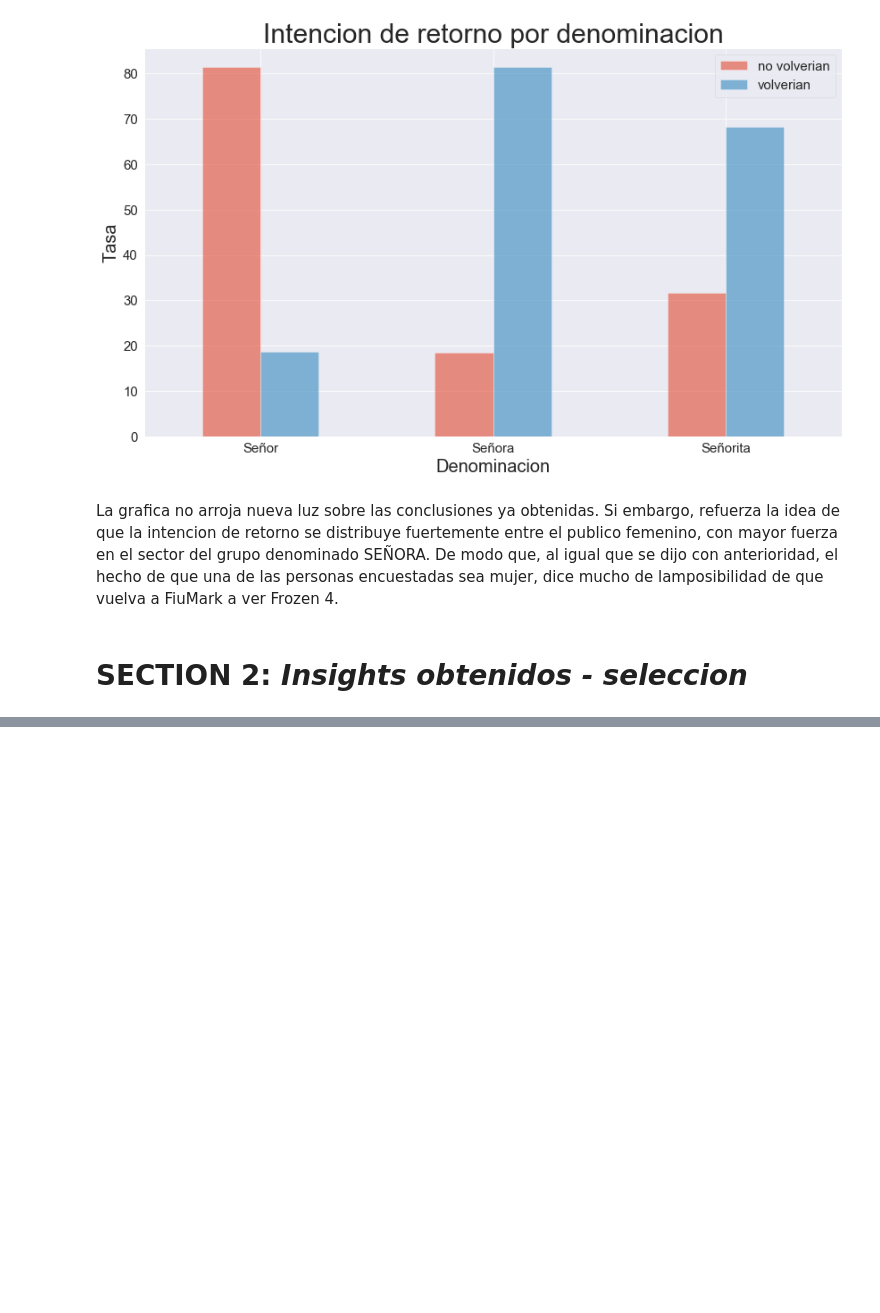
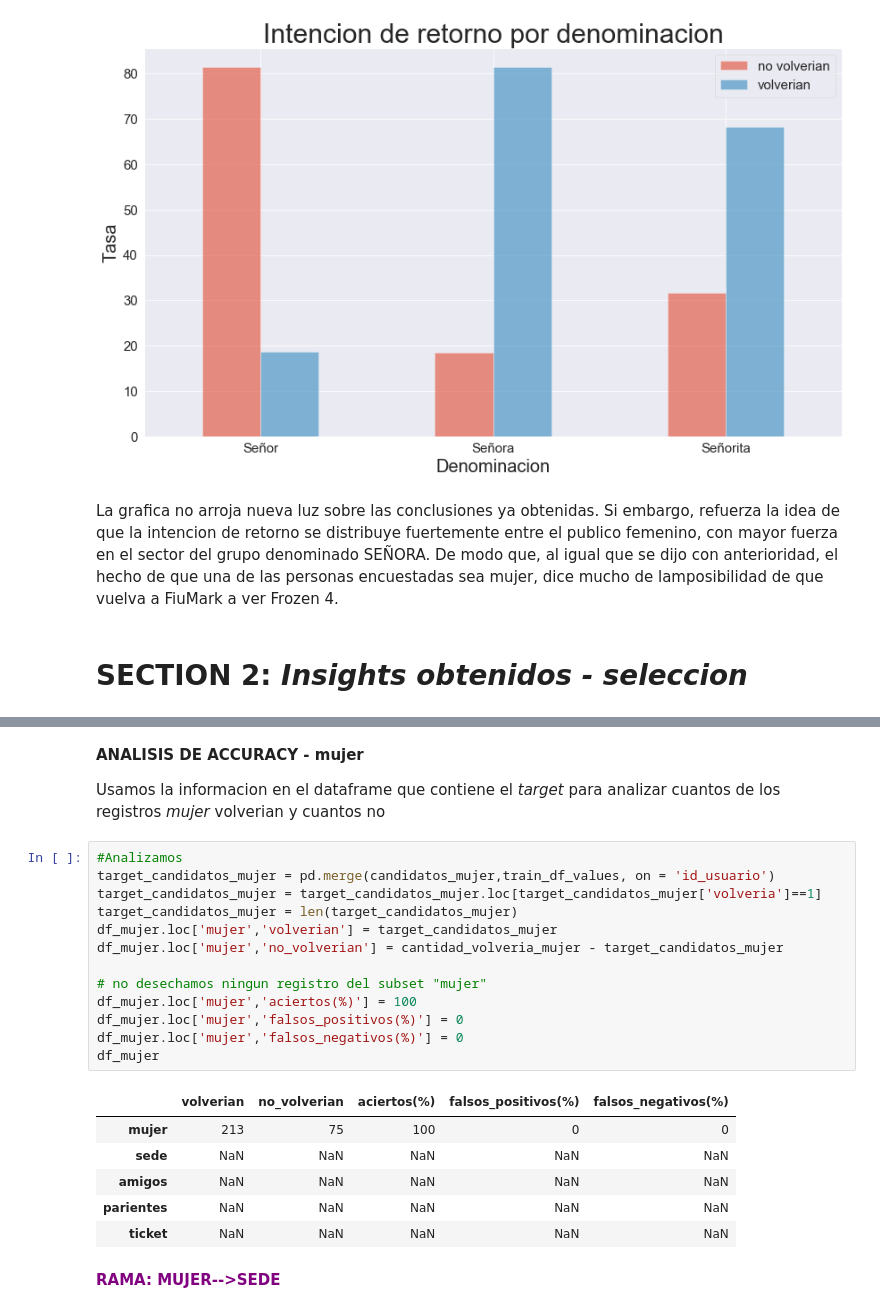
Before and after one commit to lionelguglielmone/OrgaDeCompusTP, a Jupyter notebook: tp1_main.ipynb, the cells around one changed output, grey strips where cells are left out. Saved outputs shown, nothing was run; the diff lists cells and outputs as text; blank space fills up the shorter version.

Commit message:
analisis super detallado del accuracy y gain por cada filtrado

```diff
--- a/tp1_main.ipynb
+++ b/tp1_main.ipynb
@@ -1593,0 +1679,26 @@ Posteriormente, se vincularon distintos *features* para generar nuevos *insights
+# %% [markdown]
+**ANALISIS DE ACCURACY - mujer**
+
+Usamos la informacion en el dataframe que contiene el *target* para analizar cuantos de los registros *mujer* volverian y cuantos no
+# %%
+#Analizamos
+target_candidatos_mujer = pd.merge(candidatos_mujer,train_df_values, on = 'id_usuario')
+target_candidatos_mujer = target_candidatos_mujer.loc[target_candidatos_mujer['volveria']==1]
+target_candidatos_mujer = len(target_candidatos_mujer)
+df_mujer.loc['mujer','volverian'] = target_candidatos_mujer
+df_mujer.loc['mujer','no_volverian'] = cantidad_volveria_mujer - target_candidatos_mujer
+
+# no desechamos ningun registro del subset "mujer"
+df_mujer.loc['mujer','aciertos(%)'] = 100
+df_mujer.loc['mujer','falsos_positivos(%)'] = 0
+df_mujer.loc['mujer','falsos_negativos(%)'] = 0
+df_mujer
+# %% [output]
+|  | volverian | no_volverian | aciertos(%) | falsos_positivos(%) | falsos_negativos(%) |
+| mujer | 213 | 75 | 100 | 0 | 0 |
+| sede | NaN | NaN | NaN | NaN | NaN |
+| amigos | NaN | NaN | NaN | NaN | NaN |
+| parientes | NaN | NaN | NaN | NaN | NaN |
+| ticket | NaN | NaN | NaN | NaN | NaN |
+# %% [markdown]
+<font color='purple'>**RAMA: MUJER-->SEDE**</font>
```
Also changed, not shown: parts of 34 cells of this notebook.
